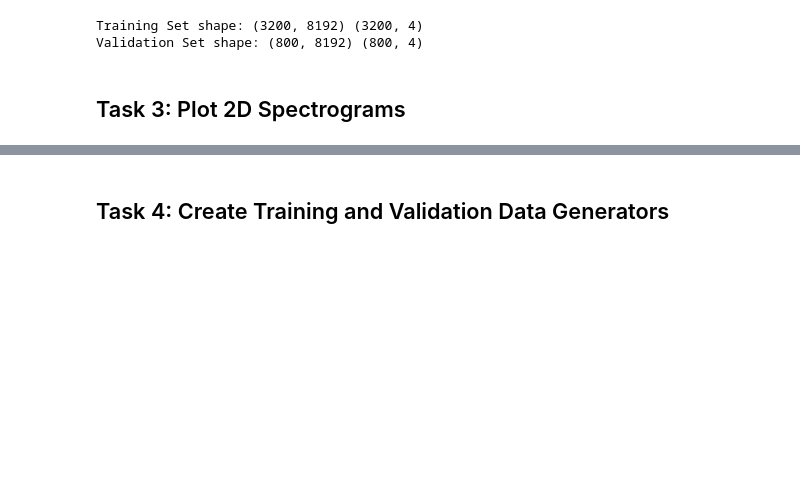
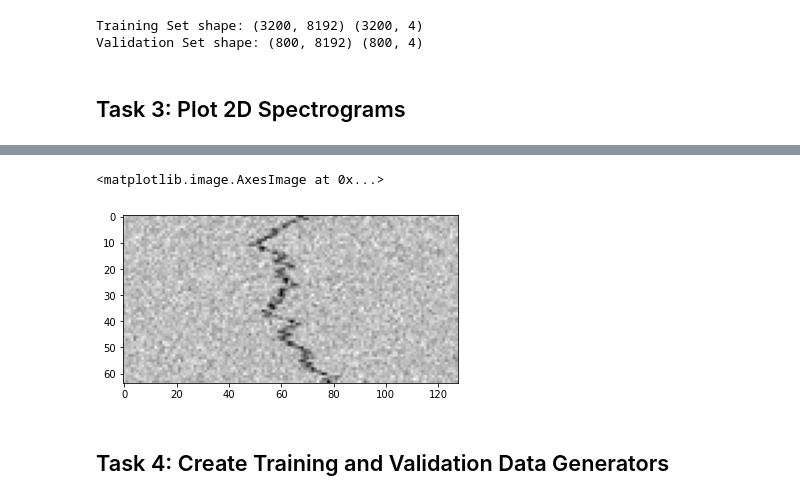
Before and after one commit to Surajv311/Radio-Signal-Classifier, a Jupyter notebook: Learner_Notebook.ipynb, the cells around one changed output, grey strips where cells are left out. Drawn from its saved outputs; the diff is of its cells as text; code cells hidden in the pictures; blank space fills up the shorter version.

```diff
--- a/Learner_Notebook.ipynb
+++ b/Learner_Notebook.ipynb
@@ -76,3 +73,8 @@ for i in range(1,4):
+# %%
+plt.imshow(np.squeeze(x_train[3]),cmap= 'gray')
+# %% [output]
+<matplotlib.image.AxesImage at 0x...>
+[figure, added]
 # %% [markdown]
 ## Task 4: Create Training and Validation Data Generators
 # %%
```
Also changed, not shown: parts of 12 cells of this notebook, 2 other files.
